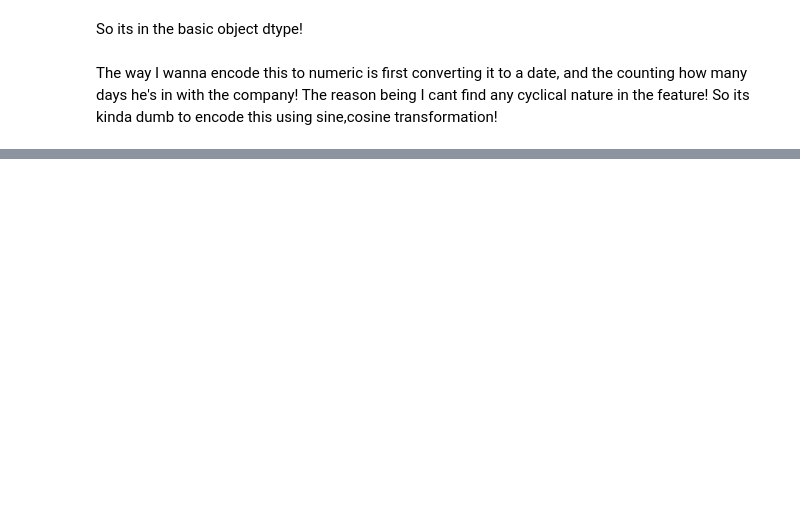
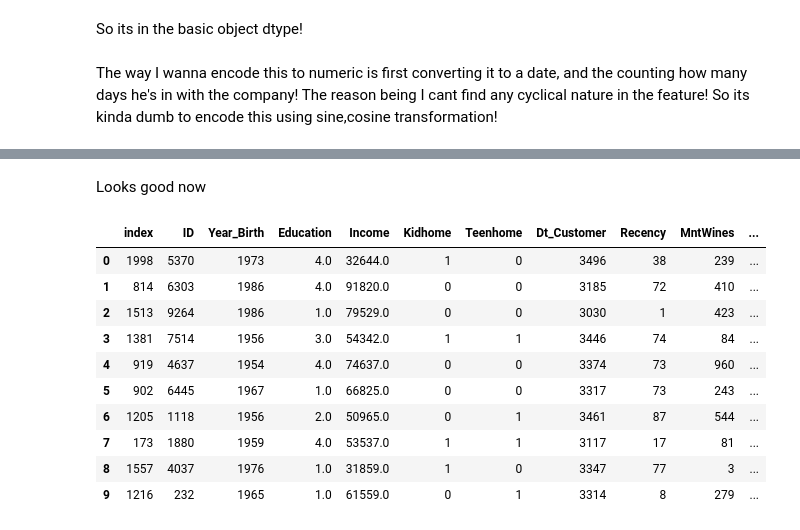
Before and after one commit to Salekeen/Classification-of-Customer-Base-based-on-Promotion-Proclivity, a Jupyter notebook: 5. Feature Engineering.ipynb, the cells around one changed output, grey strips where cells are left out. Cells and saved outputs as stored; diff of their text form; code cells hidden in the pictures; blank space fills up the shorter version.

```diff
--- a/5. Feature Engineering.ipynb
+++ b/5. Feature Engineering.ipynb
@@ -104,3 +118,9 @@ dtype('O')
 So its in the basic object dtype!
 # %% [markdown]
 The way I wanna encode this to numeric is first converting it to a date, and the counting how many days he's in with the company! The reason being I cant find any cyclical nature in the feature! So its kinda dumb to encode this using sine,cosine transformation!
+# %%
+from datetime import datetime
+dates = pd.to_datetime(data['Dt_Customer'].astype('str'))
+elapsed_time = (datetime.now() - dates)
+elapsed_days = elapsed_time.apply(lambda x: x.days)
+data['Dt_Customer'] = elapsed_days
@@ -106,0 +141,16 @@ The way I wanna encode this to numeric is first converting it to a date, and the
+# %% [markdown]
+Looks good now
+# %%
+data.head(10)
+# %% [output]
+|  | index | ID | Year_Birth | Education | Income | Kidhome | Teenhome | Dt_Customer | Recency | MntWines | ... |
+| 0 | 1998 | 5370 | 1973 | 4.0 | 32644.0 | 1 | 0 | 3496 | 38 | 239 | ... |
+| 1 | 814 | 6303 | 1986 | 4.0 | 91820.0 | 0 | 0 | 3185 | 72 | 410 | ... |
+| 2 | 1513 | 9264 | 1986 | 1.0 | 79529.0 | 0 | 0 | 3030 | 1 | 423 | ... |
+| 3 | 1381 | 7514 | 1956 | 3.0 | 54342.0 | 1 | 1 | 3446 | 74 | 84 | ... |
+| 4 | 919 | 4637 | 1954 | 4.0 | 74637.0 | 0 | 0 | 3374 | 73 | 960 | ... |
+| 5 | 902 | 6445 | 1967 | 1.0 | 66825.0 | 0 | 0 | 3317 | 73 | 243 | ... |
+| 6 | 1205 | 1118 | 1956 | 2.0 | 50965.0 | 0 | 1 | 3461 | 87 | 544 | ... |
+| 7 | 173 | 1880 | 1959 | 4.0 | 53537.0 | 1 | 1 | 3117 | 17 | 81 | ... |
+| 8 | 1557 | 4037 | 1976 | 1.0 | 31859.0 | 1 | 0 | 3347 | 77 | 3 | ... |
+| 9 | 1216 | 232 | 1965 | 1.0 | 61559.0 | 0 | 1 | 3314 | 8 | 279 | ... |
```
Also changed, not shown: parts of 3 cells of this notebook.
